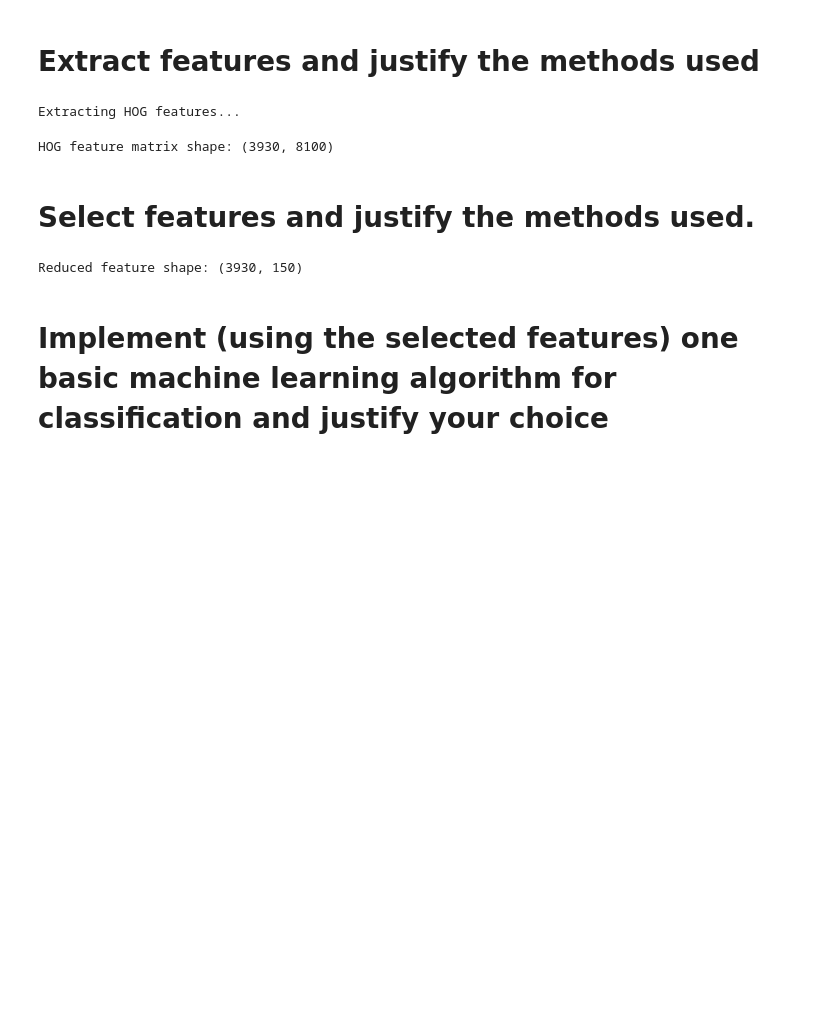
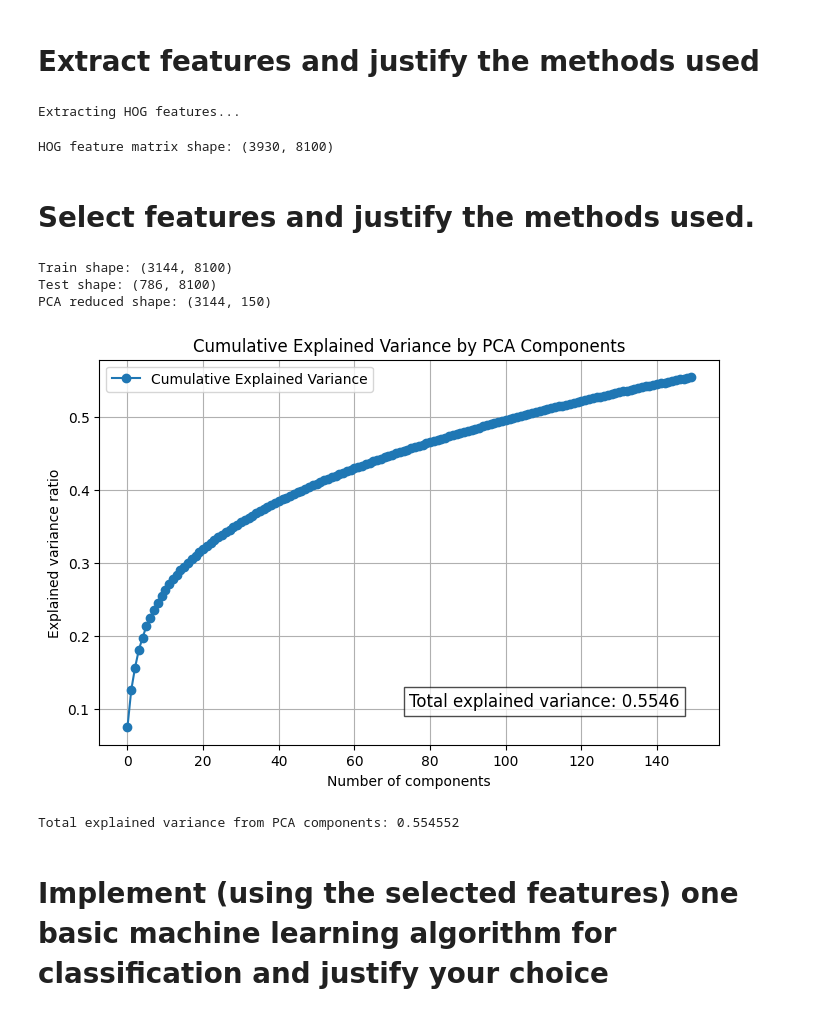
Before and after one commit to sebalexsmith/IT3212, a Jupyter notebook: assignment_4/Task1/work_emil.ipynb, the cells around one changed output. Cells and saved outputs as stored; diff of their text form; code cells hidden in the pictures; blank space fills up the shorter version.

```diff
--- a/assignment_4/Task1/work_emil.ipynb
+++ b/assignment_4/Task1/work_emil.ipynb
@@ -188,12 +189,72 @@ X_hog_scaled = scaler.fit_transform(X_hog)
-# %%
-from sklearn.decomposition import PCA
-
-pca = PCA(n_components=150)   # Choose number based on variance
-X_pca = pca.fit_transform(X_hog_scaled)
-
-print("Reduced feature shape:", X_pca.shape)
-# %% [output]
-Reduced feature shape: (3930, 150)
+# %%
+# ------------------------------------------------------------
+# 1. Train-test split
+# ------------------------------------------------------------
+
+X_train, X_test, y_train, y_test = train_test_split(
+    X_hog, y,
+    test_size=0.2,
+    random_state=42,
+    stratify=y
+)
+
+print("Train shape:", X_train.shape)
+print("Test shape:", X_test.shape)
+
+# ------------------------------------------------------------
+# 2. Scale features BEFORE PCA
+# ------------------------------------------------------------
+
+scaler = StandardScaler()
+X_train_scaled = scaler.fit_transform(X_train)
+X_test_scaled = scaler.transform(X_test)
+
+# ------------------------------------------------------------
+# 3. PCA: fit on training data
+# ------------------------------------------------------------
+
+pca_components = 150      # You can tune this number
+pca = PCA(n_components=pca_components)
+
+X_train_pca = pca.fit_transform(X_train_scaled)
+X_test_pca  = pca.transform(X_test_scaled)
+
+print(f"PCA reduced shape: {X_train_pca.shape}")
+
+# ------------------------------------------------------------
+# 4. Plot explained variance + show total explained variance
+# ------------------------------------------------------------
+
+explained_var = pca.explained_variance_ratio_
+cum_var = np.cumsum(explained_var)
+total_explained = np.sum(explained_var)
+
+plt.figure(figsize=(8, 5))
+plt.plot(cum_var, marker='o', label="Cumulative Explained Variance")
+plt.title("Cumulative Explained Variance by PCA Components")
+plt.xlabel("Number of components")
+plt.ylabel("Explained variance ratio")
+plt.grid(True)
+
+# Display total variance on the plot
+plt.text(
+    0.5, 0.1,
+    f"Total explained variance: {total_explained:.4f}",
+    transform=plt.gca().transAxes,
+    fontsize=12,
+    bbox=dict(facecolor='white', alpha=0.7)
+)
+
+plt.legend()
+plt.show()
+
+print(f"Total explained variance from PCA components: {total_explained:.6f}")
+# %% [output]
+Train shape: (3144, 8100)
+Test shape: (786, 8100)
+PCA reduced shape: (3144, 150)
+[figure, added]
+Total explained variance from PCA components: 0.554552
 # %% [markdown]
 # Implement (using the selected features) one basic machine learning algorithm for classification and justify your choice
 # %%
```
Also changed, not shown: parts of 5 cells of this notebook, 4 other files.
